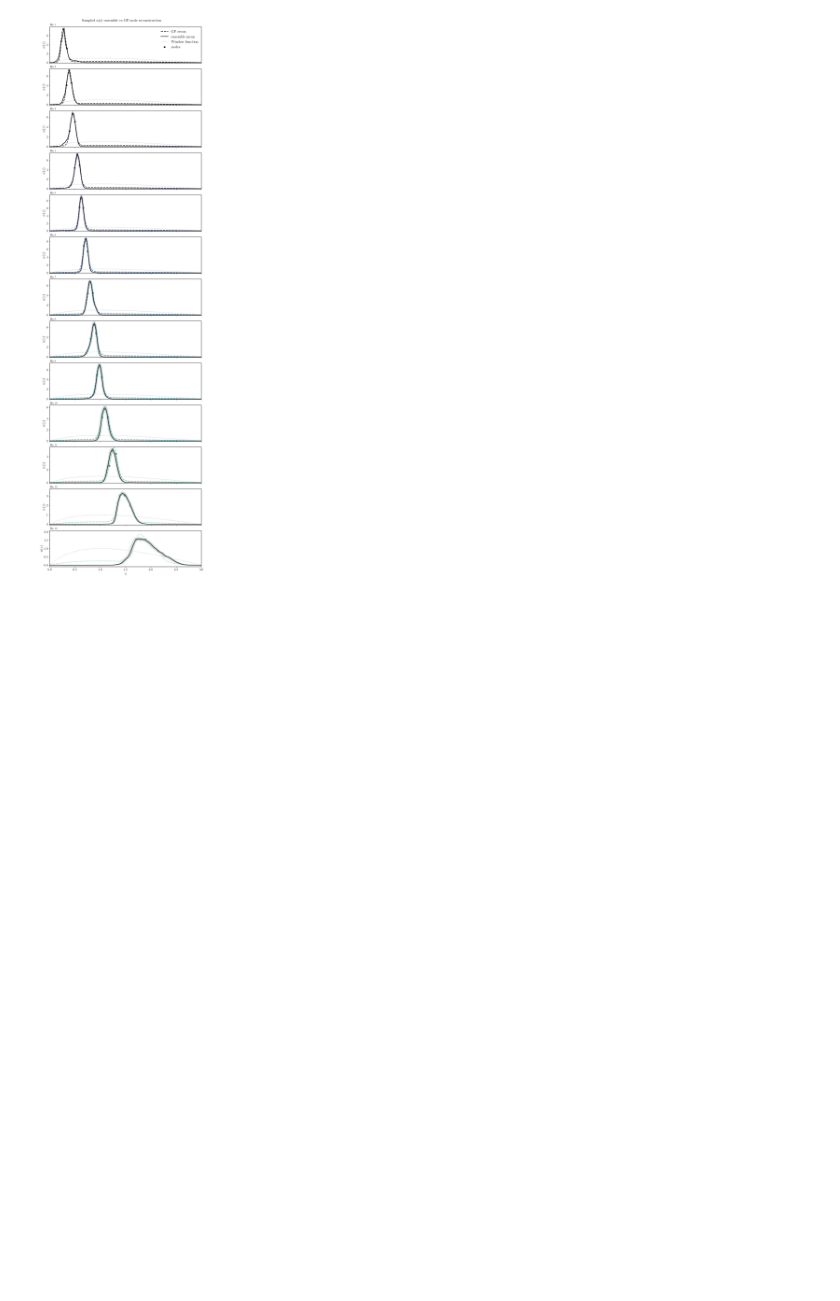
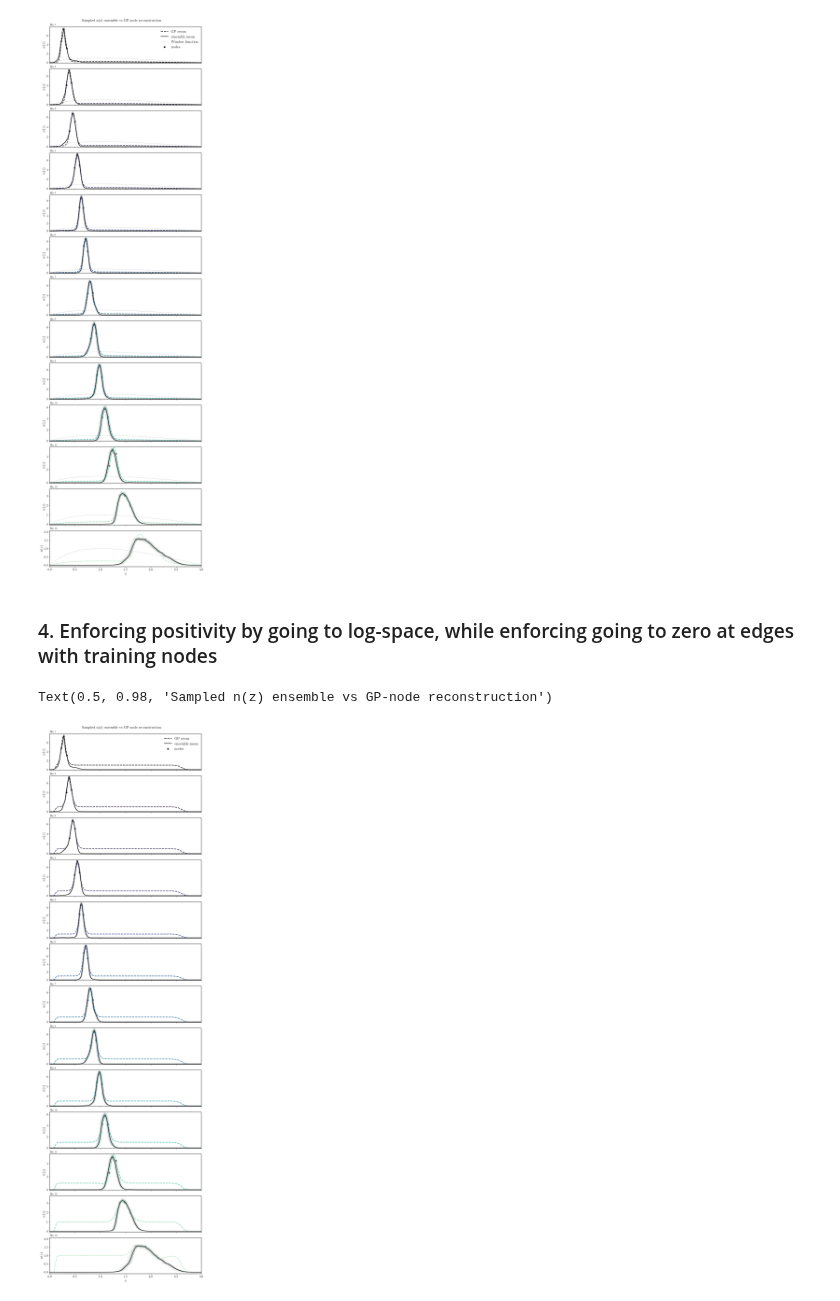
Before and after one commit to jipdebuck/binz, a Jupyter notebook: notebooks/prior_experiment.ipynb, the cells around one changed output. Cells and saved outputs as stored; diff of their text form; code cells hidden in the pictures; blank space fills up the shorter version.

Commit message:
updated prior notebook

```diff
--- a/notebooks/prior_experiment.ipynb
+++ b/notebooks/prior_experiment.ipynb
@@ -935,3 +893,5 @@ fig.suptitle("Sampled n(z) ensemble vs GP-node reconstruction", fontsize=16)
 # %% [output]
 Text(0.5, 0.98, 'Sampled n(z) ensemble vs GP-node reconstruction')
 [figure]
+# %% [markdown]
+### 4. Enforcing positivity by going to log-space, while enforcing going to zero at edges with training nodes
@@ -937,0 +1028,62 @@ Text(0.5, 0.98, 'Sampled n(z) ensemble vs GP-node reconstruction')
+# %%
+palette = sns.color_palette("mako", len(priors))
+
+n_bins = len(priors)
+
+fig, axes = plt.subplots(
+    n_bins, 1,
+    figsize=(10, 2.6 * n_bins),
+    sharex=True,
+    constrained_layout=True
+)
+
+for b in range(n_bins):
+    ax = axes[b]
+
+    arr = nz_ensemble_list[b]
+
+    # --- Original ensemble (thin dashed)
+    for i in range(arr.shape[0]):
+        nz_i = arr[i] / np.trapezoid(arr[i], z_grid)
+        ax.plot(z_grid, nz_i,
+                color=palette[b],
+                alpha=0.15, lw=1, ls="--")
+
+
+    # --- Ensemble curves (solid, translucent)
+    for i in range(arr.shape[0]):
+        ax.plot(z_grid,
+                arr[i] / np.trapezoid(arr[i], z_grid),
+                color="silver", alpha=0.3, lw=0.8)
+
+    # --- GP reconstruction
+    ax.plot(z_grid, nz_recon[b],
+            color=palette[b], ls='--', lw=2.5, label="GP recon")
+
+    # --- Ensemble mean
+    nz_mean = np.mean(
+        arr / np.trapezoid(arr, z_grid, axis=1)[:, None],
+        axis=0
+    )
+    ax.plot(z_grid, nz_mean, color="black", lw=2, label="ensemble mean")
+
+    # --- Node locations
+    z_nodes = priors[b]["z_nodes"]
+    ax.scatter(z_nodes, theta_all_bins[b],
+               s=40, color=palette[b],
+               edgecolor="black", zorder=5,
+               label="nodes")
+
+    ax.set_ylabel(r"$n(z)$")
+
+    ax.set_title(f"Bin {b+1}", loc="left", fontsize=11)
+    ax.set_xlim(0, 3)
+    ax.set_ylim(-0.1, np.max(nz_mean)+0.5)
+# Legend only once
+axes[0].legend(frameon=False, fontsize=16)
+
+axes[-1].set_xlabel("z")
+fig.suptitle("Sampled n(z) ensemble vs GP-node reconstruction", fontsize=16)
+# %% [output]
+Text(0.5, 0.98, 'Sampled n(z) ensemble vs GP-node reconstruction')
+[figure, added]
```
Also changed, not shown: parts of 4 cells of this notebook.
